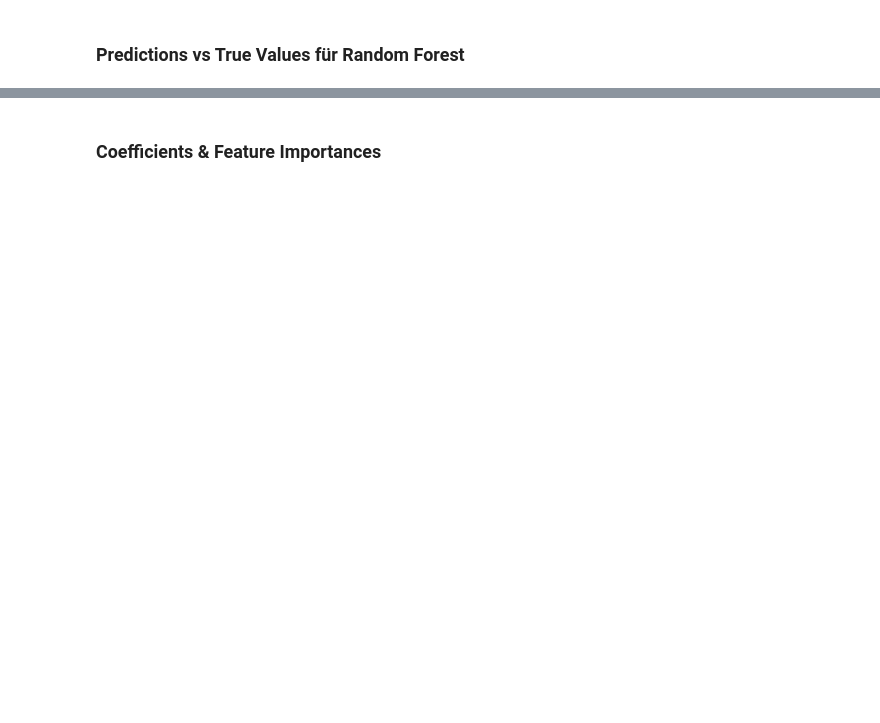
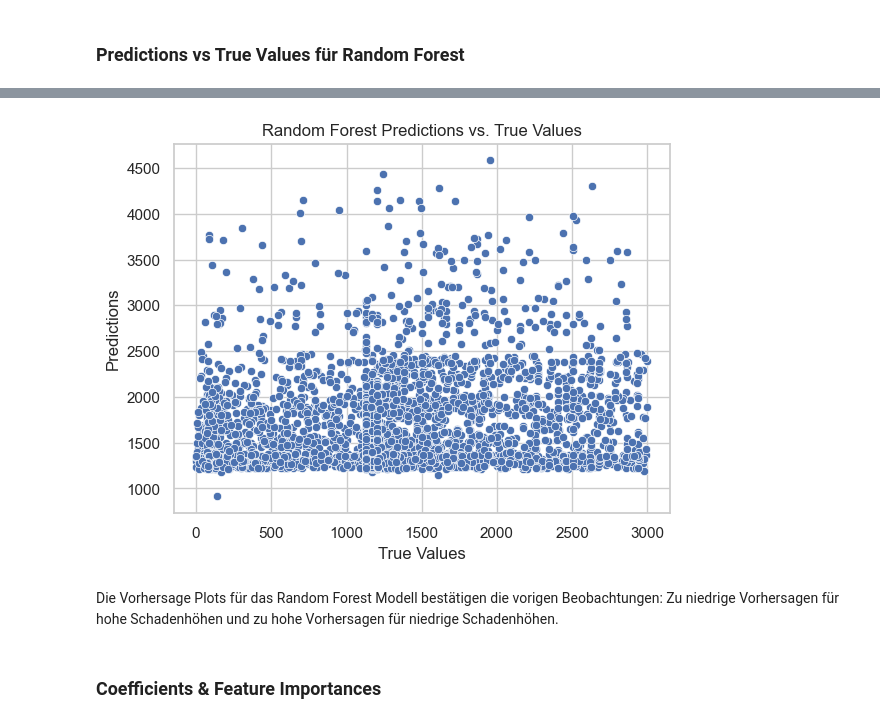
Before and after one commit to joel-beck/claims-prediction, a Jupyter notebook: presentation.ipynb, the cells around one changed output, grey strips where cells are left out. Cells and saved outputs as stored; diff of their text form; code cells hidden in the pictures; blank space fills up the shorter version.

```diff
--- a/presentation.ipynb
+++ b/presentation.ipynb
@@ -253,3 +285,9 @@ plot_random_forest_predictions(predictions_frame)
+# %%
+plot_random_forest_predictions(predictions_below_3000)
+# %% [output]
+[figure, added]
+# %% [markdown]
+Die Vorhersage Plots für das Random Forest Modell bestätigen die vorigen Beobachtungen: Zu niedrige Vorhersagen für hohe Schadenhöhen und zu hohe Vorhersagen für niedrige Schadenhöhen.
 # %% [markdown]
  ### Coefficients & Feature Importances
 # %%
```
Also changed, not shown: parts of 16 cells of this notebook, 2 other files.
